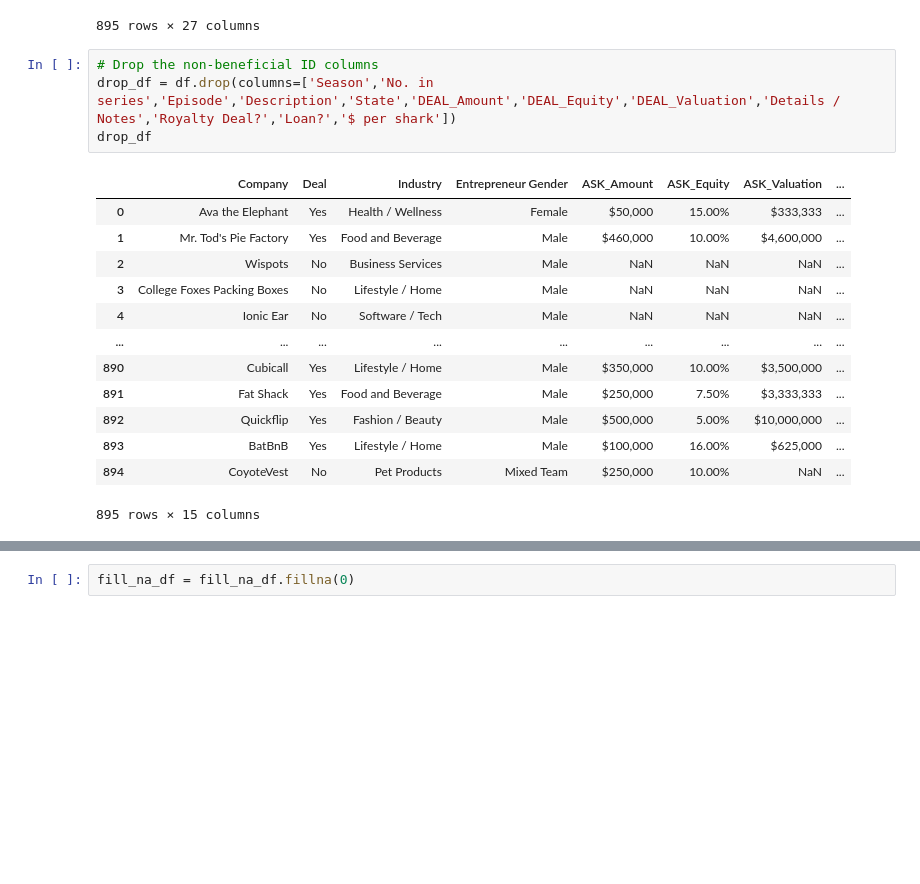
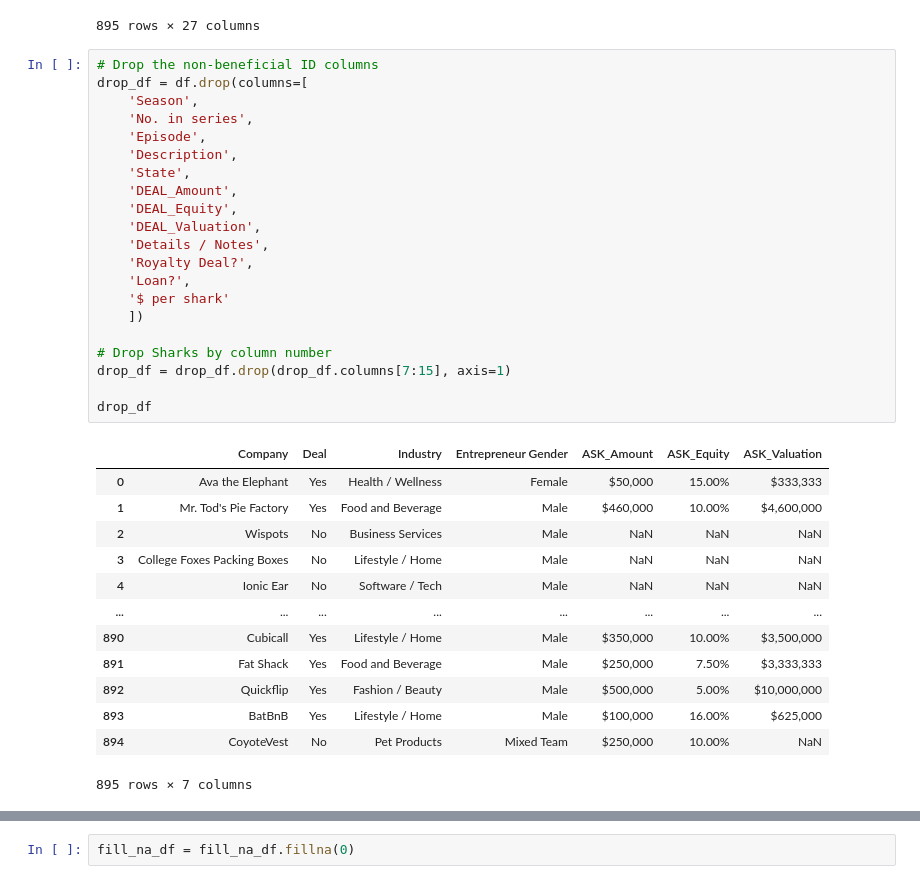
Before and after one commit to kmoreno7/p4_SharkTank, a Jupyter notebook: data/Cleaning_SharkTank_Data.ipynb, the cells around one changed output, grey strips where cells are left out. Drawn from its saved outputs; the diff is of its cells as text; blank space fills up the shorter version.

```diff
--- a/data/Cleaning_SharkTank_Data.ipynb
+++ b/data/Cleaning_SharkTank_Data.ipynb
@@ -34,22 +34,39 @@ df
 895 rows × 27 columns
 # %%
 # Drop the non-beneficial ID columns
-drop_df = df.drop(columns=['Season','No. in series','Episode','Description','State','DEAL_Amount','DEAL_Equity','DEAL_Valuation','Details / Notes','Royalty Deal?','Loan?','$ per shark'])
+drop_df = df.drop(columns=[
+    'Season',
+    'No. in series',
+    'Episode',
+    'Description',
+    'State',
+    'DEAL_Amount',
+    'DEAL_Equity',
+    'DEAL_Valuation',
+    'Details / Notes',
+    'Royalty Deal?',
+    'Loan?',
+    '$ per shark'
+    ])
+
+# Drop Sharks by column number
+drop_df = drop_df.drop(drop_df.columns[7:15], axis=1)
+
 drop_df
 # %% [output]
-|  | Company | Deal | Industry | Entrepreneur Gender | ASK_Amount | ASK_Equity | ASK_Valuation | ... |
-| 0 | Ava the Elephant | Yes | Health / Wellness | Female | $50,000 | 15.00% | $333,333 | ... |
-| 1 | Mr. Tod's Pie Factory | Yes | Food and Beverage | Male | $460,000 | 10.00% | $4,600,000 | ... |
-| 2 | Wispots | No | Business Services | Male | NaN | NaN | NaN | ... |
-| 3 | College Foxes Packing Boxes | No | Lifestyle / Home | Male | NaN | NaN | NaN | ... |
-| 4 | Ionic Ear | No | Software / Tech | Male | NaN | NaN | NaN | ... |
-| ... | ... | ... | ... | ... | ... | ... | ... | ... |
-| 890 | Cubicall | Yes | Lifestyle / Home | Male | $350,000 | 10.00% | $3,500,000 | ... |
-| 891 | Fat Shack | Yes | Food and Beverage | Male | $250,000 | 7.50% | $3,333,333 | ... |
-| 892 | Quickflip | Yes | Fashion / Beauty | Male | $500,000 | 5.00% | $10,000,000 | ... |
-| 893 | BatBnB | Yes | Lifestyle / Home | Male | $100,000 | 16.00% | $625,000 | ... |
-| 894 | CoyoteVest | No | Pet Products | Mixed Team | $250,000 | 10.00% | NaN | ... |
+|  | Company | Deal | Industry | Entrepreneur Gender | ASK_Amount | ASK_Equity | ASK_Valuation |
+| 0 | Ava the Elephant | Yes | Health / Wellness | Female | $50,000 | 15.00% | $333,333 |
+| 1 | Mr. Tod's Pie Factory | Yes | Food and Beverage | Male | $460,000 | 10.00% | $4,600,000 |
+| 2 | Wispots | No | Business Services | Male | NaN | NaN | NaN |
+| 3 | College Foxes Packing Boxes | No | Lifestyle / Home | Male | NaN | NaN | NaN |
+| 4 | Ionic Ear | No | Software / Tech | Male | NaN | NaN | NaN |
+| ... | ... | ... | ... | ... | ... | ... | ... |
+| 890 | Cubicall | Yes | Lifestyle / Home | Male | $350,000 | 10.00% | $3,500,000 |
+| 891 | Fat Shack | Yes | Food and Beverage | Male | $250,000 | 7.50% | $3,333,333 |
+| 892 | Quickflip | Yes | Fashion / Beauty | Male | $500,000 | 5.00% | $10,000,000 |
+| 893 | BatBnB | Yes | Lifestyle / Home | Male | $100,000 | 16.00% | $625,000 |
+| 894 | CoyoteVest | No | Pet Products | Mixed Team | $250,000 | 10.00% | NaN |
-895 rows × 15 columns
+895 rows × 7 columns
 # %%
 #Drop NaN from the "ASK_Amount" column
 drop_na_df = drop_df[drop_df['ASK_Amount'].notna()]
```
Also changed, not shown: parts of 8 cells of this notebook.
